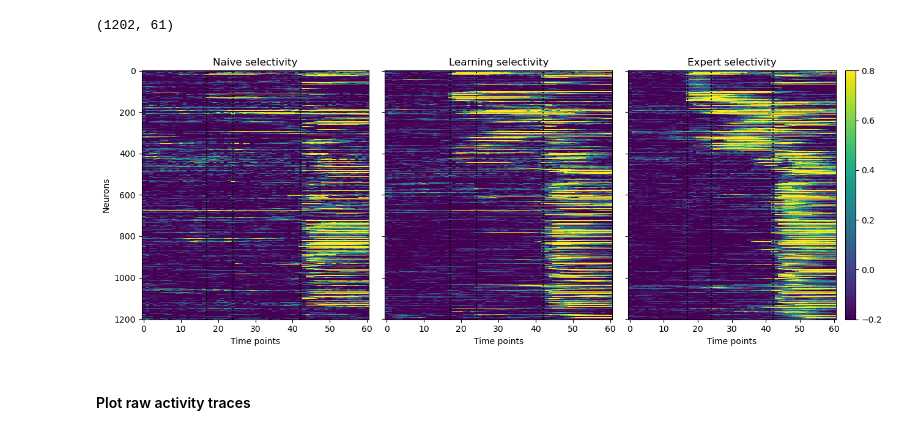
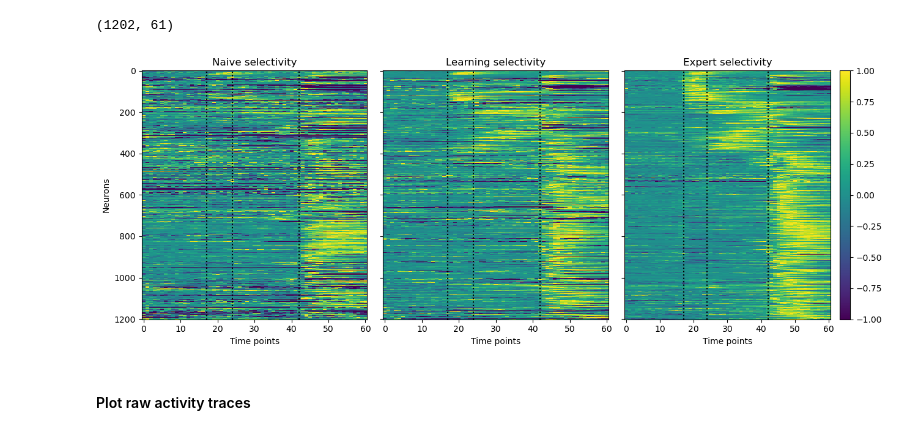
Before and after one commit to catherinewang99/2pimagingAnalysis, a Jupyter notebook: fig-2.ipynb, the cells around one changed output. Drawn from its saved outputs; the diff is of its cells as text; code cells hidden in the pictures.

```diff
--- a/fig-2.ipynb
+++ b/fig-2.ipynb
@@ -950,6 +952,7 @@ naive_r_pref = -(np.vstack([all_sel_traces_naive_sample_mod, all_sel_traces_naiv
 # Z-score normalize all three matrices together as a single population
 all_pref_concat = np.vstack([expert_r_pref, learning_r_pref, naive_r_pref])
 all_pref_concat_z = z_score_normalize(all_pref_concat)
+all_pref_concat_z = all_pref_concat
 
 # Split back into original matrices according to their row counts
 ex_rows = expert_r_pref.shape[0]
@@ -961,6 +964,9 @@ learning_r_pref = all_pref_concat_z[ex_rows:ex_rows + le_rows]
 naive_r_pref = all_pref_concat_z[ex_rows + le_rows:]
 
 
+expert_r_pref_z = expert_r_pref / np.maximum(expert_r_pref.max(axis=1, keepdims=True), 1e-12)
+learning_r_pref_z = learning_r_pref / np.maximum(learning_r_pref.max(axis=1, keepdims=True), 1e-12)
+naive_r_pref_z = naive_r_pref / np.maximum(naive_r_pref.max(axis=1, keepdims=True), 1e-12)
 
 # Plot expert_l_pref as a heatmap with all rows shown and aspect ratio optimized for "squareness"
 num_rows, num_cols = expert_r_pref.shape
@@ -973,12 +979,13 @@ fig_width, fig_height = 15, 5  # make the final figure ~15x5 inches (3 panels)
 fig, axs = plt.subplots(1, 3, figsize=(fig_width, fig_height), sharey=True)
 
 # Prepare display matrices for all three conditions
-naive_r_pref_display = naive_r_pref[:, col_start:]
-learning_r_pref_display = learning_r_pref[:, col_start:]
-expert_r_pref_display = expert_r_pref[:, col_start:]
+naive_r_pref_display = naive_r_pref_z[:, col_start:]
+learning_r_pref_display = learning_r_pref_z[:, col_start:]
+expert_r_pref_display = expert_r_pref_z[:, col_start:]
 
 # vmin/vmax and aspect settings for all three to match
 vmin, vmax = -0.2, 0.8
+vmin, vmax = -1, 1
 cmap = 'viridis'  # Red is now the largest value, thanks to _r (reversed) version of 'RdYlBu'
 aspect = 'auto'
 
@@ -1015,35 +1022,35 @@ im2 = axs[2].imshow(
     vmin=vmin,
     vmax=vmax,
     aspect=aspect,
     interpolation='nearest'
 )
 axs[2].set_title("Expert selectivity")
 axs[2].set_xlabel("Time points")
 axs[2].set_ylabel("")  # Remove duplicated ylabel
 
 # Draw thick vertical black dotted lines at s1.sample, s1.delay, s1.response locations
 event_times = [15, 22, 40]
 for ax in axs:
     for t in event_times:
         # Calculate the corresponding column, adjusting for col_start
         # col = int(t * s1.fs) - col_start
         ax.axvline(t-col_start+2, color='k', linestyle=':', linewidth=1.5, alpha=1.0)
 
 # Move colorbar to the far right of all subplots and match range,
 # using a separate axes object outside the axs grid
 from mpl_toolkits.axes_grid1 import make_axes_locatable
 
 # Get the parent of the last axs (rightmost), and create a divider for the entire figure
 divider = make_axes_locatable(axs[-1])
 cax = divider.append_axes("right", size="5%", pad=0.15)
 plt.subplots_adjust(right=0.88)  # to make sure the colorbar fits at the side
 
 cbar = fig.colorbar(im2, cax=cax, orientation='vertical')
 plt.tight_layout(rect=[0, 0, 0.87, 1])  # leave room for side colorbar
-plt.savefig(r'P:\paperfigures\NLEheatmap.pdf')
+plt.savefig(r'P:\paperfigures\NLEheatmap_peaknorm.pdf')
 plt.show()
 # %% [output]
-[figure, old version]
+[figure, new version]
 # %% [markdown]
 #### Plot raw activity traces
 # %%
```
Also changed, not shown: parts of 5 cells of this notebook, 2 other files.
